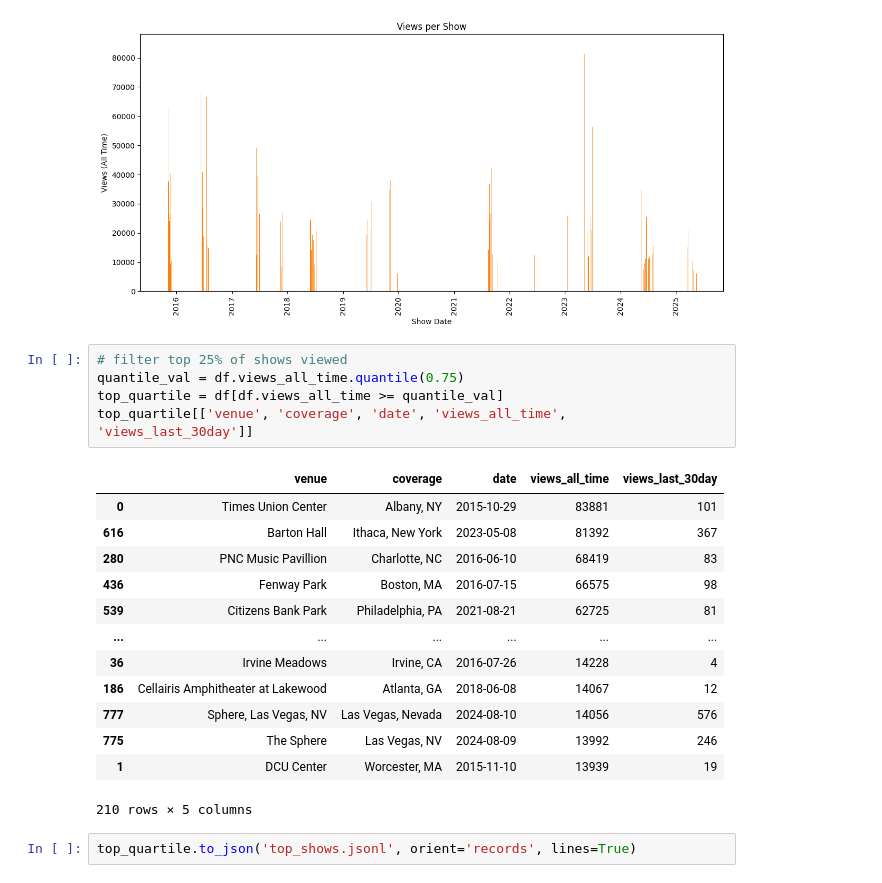
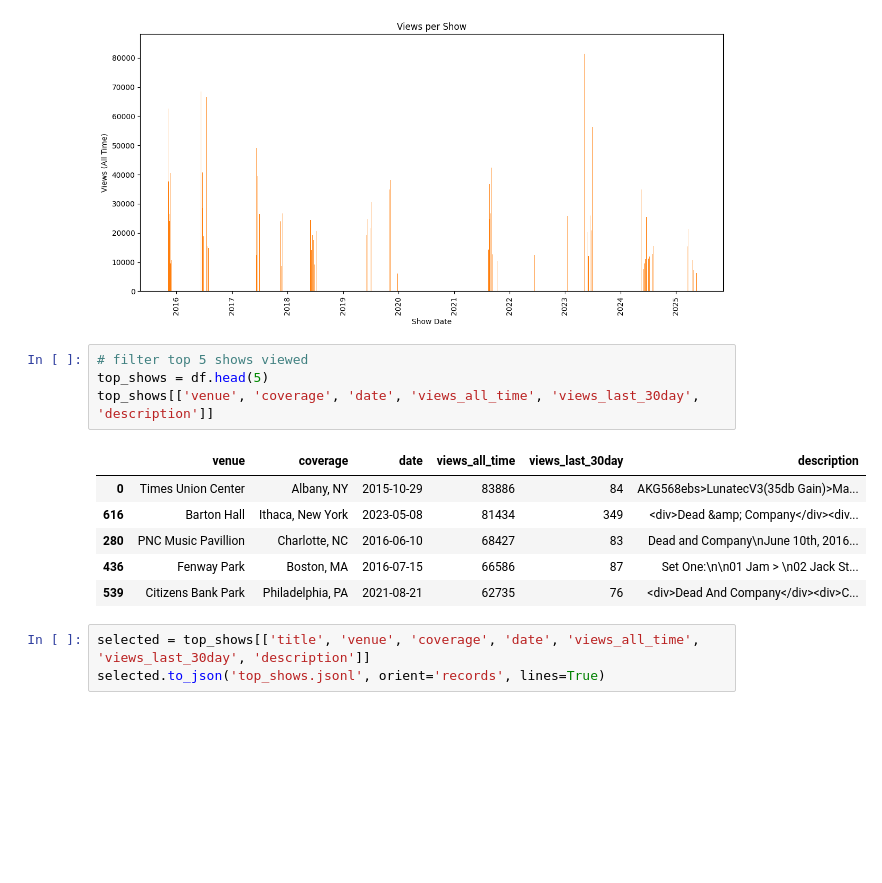
Before and after one commit to dyoun/dead-co, a Jupyter notebook: notebook.ipynb, the cells around one changed output. Drawn from its saved outputs; the diff is of its cells as text; blank space fills up the shorter version.

Commit message:
output top 5 shows to json

```diff
--- a/notebook.ipynb
+++ b/notebook.ipynb
@@ -44,23 +44,16 @@ plt.show()
 # %% [output]
 [figure]
 # %%
-# filter top 25% of shows viewed
-quantile_val = df.views_all_time.quantile(0.75)
-top_quartile = df[df.views_all_time >= quantile_val]
-top_quartile[['venue', 'coverage', 'date', 'views_all_time', 'views_last_30day']]
+# filter top 5 shows viewed
+top_shows = df.head(5)
+top_shows[['venue', 'coverage', 'date', 'views_all_time', 'views_last_30day', 'description']]
 # %% [output]
-|  | venue | coverage | date | views_all_time | views_last_30day |
-| 0 | Times Union Center | Albany, NY | 2015-10-29 | 83881 | 101 |
-| 616 | Barton Hall | Ithaca, New York | 2023-05-08 | 81392 | 367 |
-| 280 | PNC Music Pavillion | Charlotte, NC | 2016-06-10 | 68419 | 83 |
-| 436 | Fenway Park | Boston, MA | 2016-07-15 | 66575 | 98 |
-| 539 | Citizens Bank Park | Philadelphia, PA | 2021-08-21 | 62725 | 81 |
-| ... | ... | ... | ... | ... | ... |
-| 36 | Irvine Meadows | Irvine, CA | 2016-07-26 | 14228 | 4 |
-| 186 | Cellairis Amphitheater at Lakewood | Atlanta, GA | 2018-06-08 | 14067 | 12 |
-| 777 | Sphere, Las Vegas, NV | Las Vegas, Nevada | 2024-08-10 | 14056 | 576 |
-| 775 | The Sphere | Las Vegas, NV | 2024-08-09 | 13992 | 246 |
-| 1 | DCU Center | Worcester, MA | 2015-11-10 | 13939 | 19 |
+|  | venue | coverage | date | views_all_time | views_last_30day | description |
+| 0 | Times Union Center | Albany, NY | 2015-10-29 | 83886 | 84 | AKG568ebs>LunatecV3(35db Gain)>Ma... |
+| 616 | Barton Hall | Ithaca, New York | 2023-05-08 | 81434 | 349 | <div>Dead &amp; Company</div><div... |
+| 280 | PNC Music Pavillion | Charlotte, NC | 2016-06-10 | 68427 | 83 | Dead and Company\nJune 10th, 2016... |
+| 436 | Fenway Park | Boston, MA | 2016-07-15 | 66586 | 87 | Set One:\n\n01 Jam > \n02 Jack St... |
+| 539 | Citizens Bank Park | Philadelphia, PA | 2021-08-21 | 62735 | 76 | <div>Dead And Company</div><div>C... |
-210 rows × 5 columns
 # %%
-top_quartile.to_json('top_shows.jsonl', orient='records', lines=True)
+selected = top_shows[['title', 'venue', 'coverage', 'date', 'views_all_time', 'views_last_30day', 'description']]
+selected.to_json('top_shows.jsonl', orient='records', lines=True)
```
Also changed, not shown: parts of 1 cell of this notebook, 1 other file.
